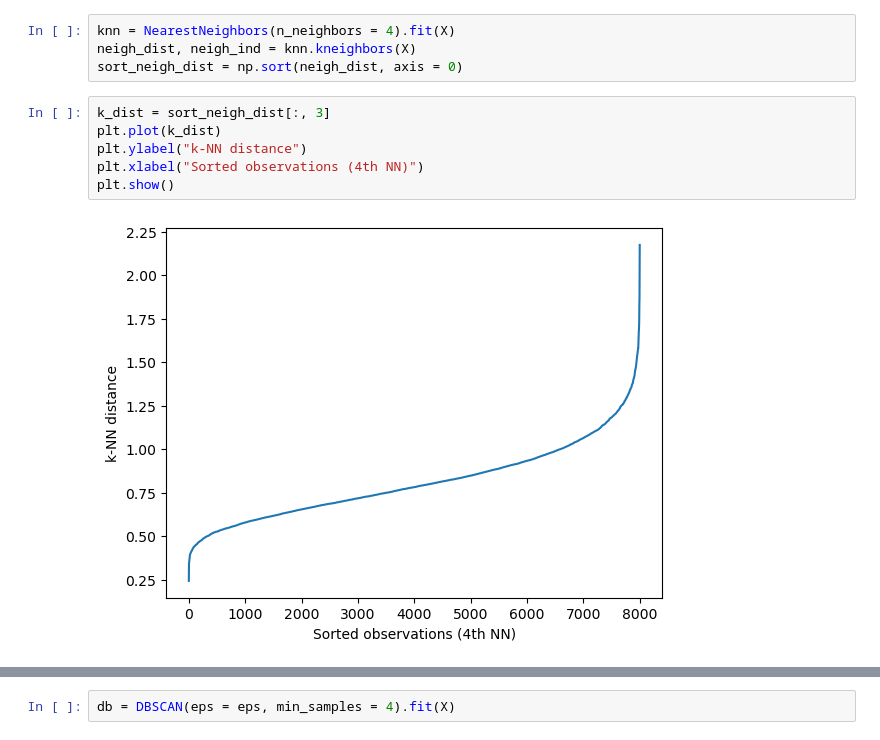
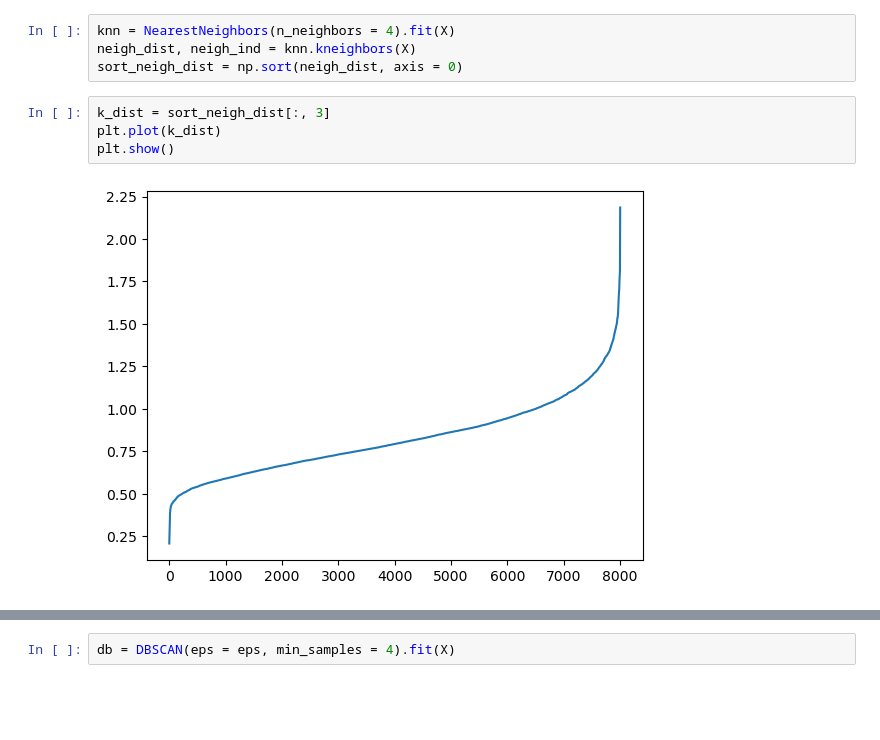
Before and after one commit to MATF-istrazivanje-podataka-1/2023_Data_Mining_Online_news_Dataset, a Jupyter notebook: clustering/dbscan.ipynb, the cells around one changed output, grey strips where cells are left out. Cells and saved outputs as stored; diff of their text form; blank space fills up the shorter version.

```diff
--- a/clustering/dbscan.ipynb
+++ b/clustering/dbscan.ipynb
@@ -26,11 +26,9 @@ sort_neigh_dist = np.sort(neigh_dist, axis = 0)
 # %%
 k_dist = sort_neigh_dist[:, 3]
 plt.plot(k_dist)
-plt.ylabel("k-NN distance")
-plt.xlabel("Sorted observations (4th NN)")
 plt.show()
 # %% [output]
-[figure, old version]
+[figure, new version]
 # %%
 knee = KneeLocator(x = range(1, len(neigh_dist)+1), y = k_dist, S = 1.0,
                       curve = "concave", direction = "increasing", online = True)
```
Also changed, not shown: parts of 9 cells of this notebook.
